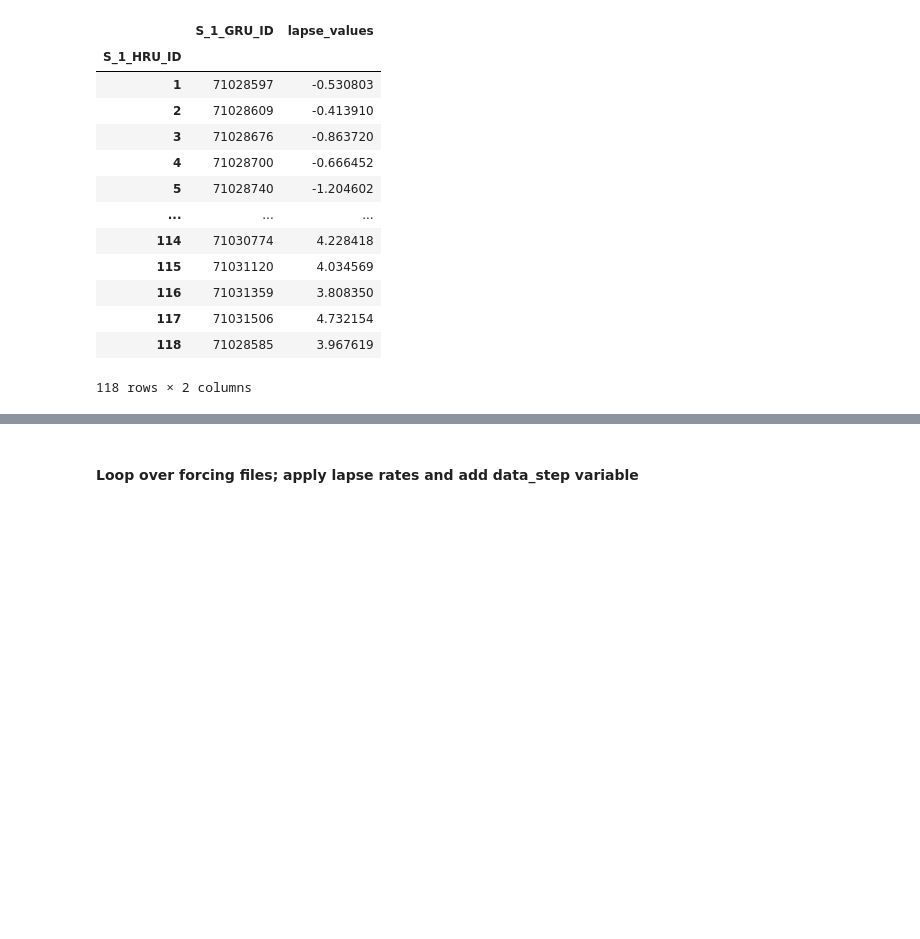
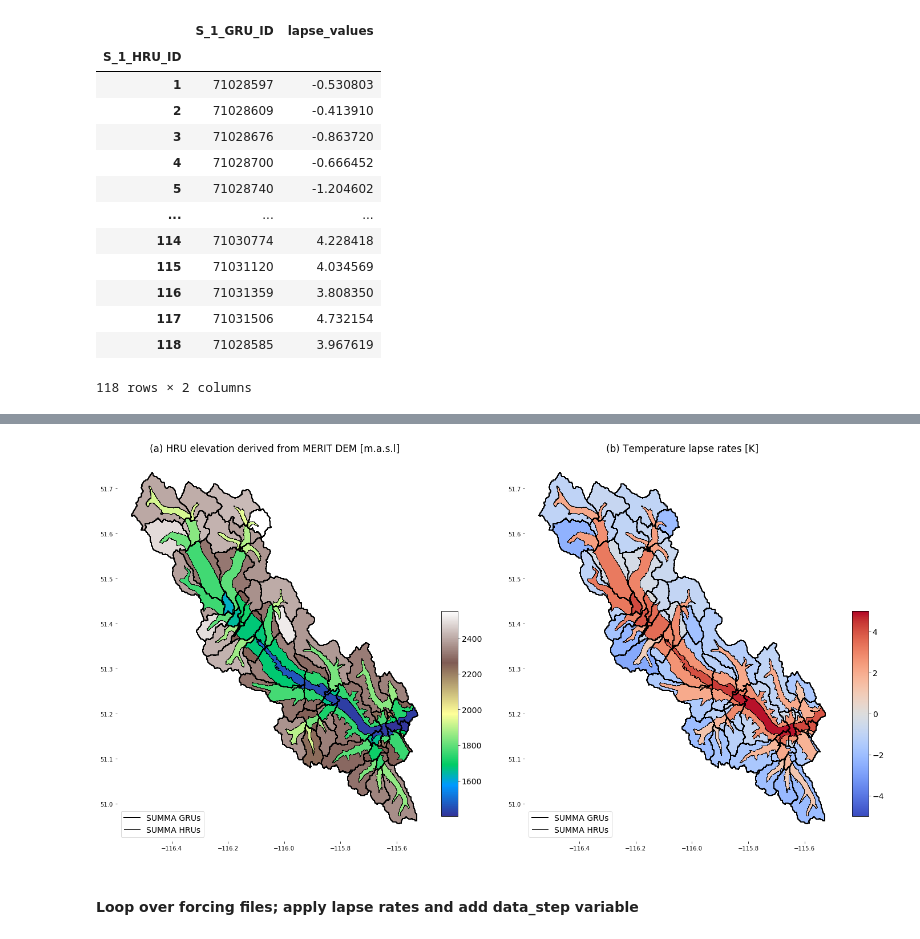
Before and after one commit to CH-Earth/CWARHM, a Jupyter notebook: 5_model_input/SUMMA/2_forcing/3_temperature_lapsing_and_datastep.ipynb, the cells around one changed output, grey strips where cells are left out. Cells and saved outputs as stored; diff of their text form; code cells hidden in the pictures; blank space fills up the shorter version.

Commit message:
Updated forcing creation code; lapse rate bug fix

```diff
--- a/5_model_input/SUMMA/2_forcing/3_temperature_lapsing_and_datastep.ipynb
+++ b/5_model_input/SUMMA/2_forcing/3_temperature_lapsing_and_datastep.ipynb
@@ -166,3 +184,80 @@ del topo_data # hopefully this saves some RAM but this is apparently not so stra
+# %%
+# catchment with DEM
+catchment = gpd.read_file(elev_catchment_path/elev_catchment_name)
+# %%
+# Create a shapefile with only GRU boundaries for overlay
+hm_grus_only = catchment[[hm_gruid,'geometry']] # keep only the gruId and geometry
+hm_grus_only = hm_grus_only.dissolve(by=hm_gruid) # Dissolve HRU delineation
+# %%
+# ensure that HRU_ID is the index
+catchment = catchment.set_index(hm_hruid)
+# %%
+# merge with the lapse rate dataframe
+catchment['lapse_rate'] = lapse_values['lapse_values']
+# %%
+# plot
+cmap_elev = 'terrain'
+cmap_lapse = 'coolwarm'
+
+# figure
+fig, axs = plt.subplots(1,2,figsize=(20,10))
+plt.tight_layout()
+plt.rcParams.update({'font.size': 14})
+
+# --- elevation
+axId = 0
+
+# Data
+catchment.plot(ax=axs[axId], column='elev_mean',edgecolor='k', cmap = cmap_elev, legend=False)
+hm_grus_only.plot(ax=axs[axId],facecolor='none',edgecolor='k',linewidth=2)
+
+# Custom colorbar
+cax = fig.add_axes([0.46, 0.1, 0.02, 0.5])
+vmin,vmax = catchment['elev_mean'].min(),catchment['elev_mean'].max()
+sm = plt.cm.ScalarMappable(cmap=cmap_elev, norm=plt.Normalize(vmin=vmin, vmax=vmax))
+sm._A = []
+cbr = fig.colorbar(sm, cax=cax)
+
+
+# Custom legend
+lines = [Line2D([0], [0], color='k', lw=2),
+         Line2D([0], [0], color='k', lw=1)]
+label = ['SUMMA GRUs',
+         'SUMMA HRUs']
+axs[axId].legend(lines,label,loc='lower left');
+
+# Chart junk
+axs[axId].set_title('(a) HRU elevation derived from MERIT DEM [m.a.s.l]');
+axs[axId].set_frame_on(False)
+
+
+# --- lapse rates
+axId = 1
+
+# Data
+catchment.plot(ax=axs[axId], column='lapse_rate',edgecolor='k', cmap = cmap_lapse, legend=False, vmin=-5, vmax=5)
+hm_grus_only.plot(ax=axs[axId],facecolor='none',edgecolor='k',linewidth=2)
+
+# Custom colorbar
+cax = fig.add_axes([0.96, 0.1, 0.02, 0.5])
+vmin,vmax = catchment['lapse_rate'].min(),catchment['lapse_rate'].max()
+sm = plt.cm.ScalarMappable(cmap=cmap_lapse, norm=plt.Normalize(vmin=-5, vmax=5))
+sm._A = []
+cbr = fig.colorbar(sm, cax=cax)
+
+
+# Custom legend
+lines = [Line2D([0], [0], color='k', lw=2),
+         Line2D([0], [0], color='k', lw=1)]
+label = ['SUMMA GRUs',
+         'SUMMA HRUs']
+axs[axId].legend(lines,label,loc='lower left');
+
+# Chart junk
+axs[axId].set_title('(b) Temperature lapse rates [K]');
+axs[axId].set_frame_on(False)
+# %% [output]
+[figure, added]
 # %% [markdown]
 #### Loop over forcing files; apply lapse rates and add data_step variable
 # %%
```
Also changed, not shown: parts of 15 cells of this notebook, 3 other files.
